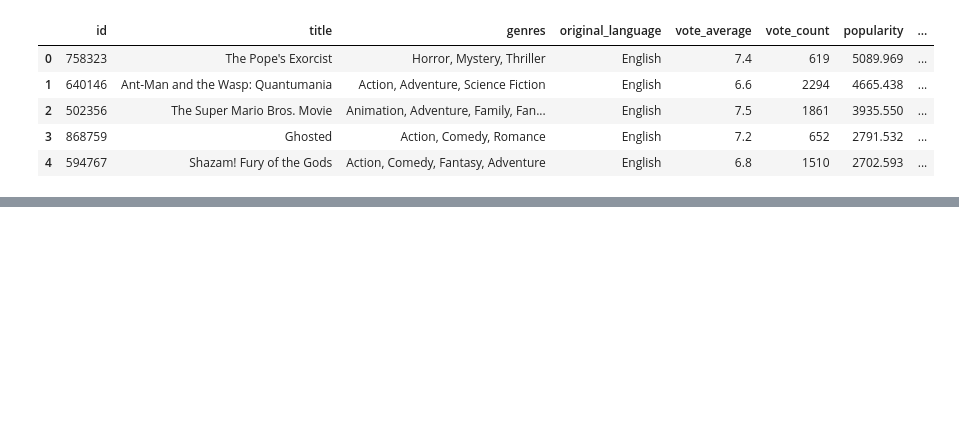
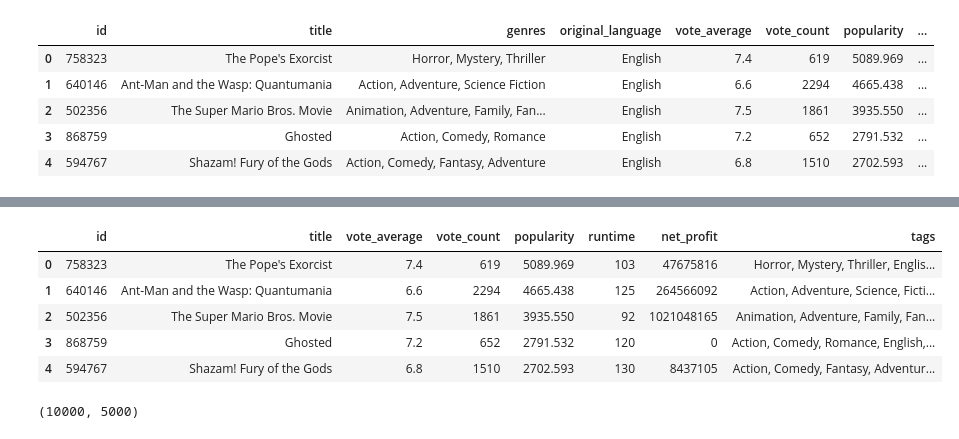
Before and after one commit to Richard-Vuong/Movie-Recommender-Engine, a Jupyter notebook: MoviesRecommender.ipynb, the cells around one changed output, grey strips where cells are left out. Saved outputs shown, nothing was run; the diff lists cells and outputs as text; code cells hidden in the pictures; blank space fills up the shorter version.

Commit message:
CountVectorizor and Cosine Similarity Model
Using CVectorizor and CSimilarity to produce a model recommender via tagging. Just need to create a clustering model to better the CSimilarity.

```diff
--- a/MoviesRecommender.ipynb
+++ b/MoviesRecommender.ipynb
@@ -271,6 +255,8 @@ df1.head()
 # %%
 #removing unnecessary columns
 df1.drop(columns = ['genres_str', 'budget','revenue'], inplace = True)
+# %%
+df1['tags'] = df1['genres'] + df1['original_language'] + df1['production_companies']
 # %%
 df1.head()
 # %% [output]
@@ -460,0 +269,9 @@ recommended_movies[recommended_movies['genres_str'].str.contains(user_interest)]
+# %%
+import re
+
+def separate_words_by_capitals(input_string):
+    # Use regular expression to split words by two consecutive capital letters
+    words = re.findall('[A-Z]{2}(?=[a-z])|[A-Z][a-z]*', input_string)
+    return ', '.join(words)
+# %%
+df1['tags'] = df1['tags'].apply(separate_words_by_capitals)
@@ -460,0 +287,11 @@ recommended_movies[recommended_movies['genres_str'].str.contains(user_interest)]
+# %%
+df1.drop(columns=['genres','production_companies','original_language'], inplace=True)
+# %%
+df1.head()
+# %% [output]
+|  | id | title | vote_average | vote_count | popularity | runtime | net_profit | tags |
+| 0 | 758323 | The Pope's Exorcist | 7.4 | 619 | 5089.969 | 103 | 47675816 | Horror, Mystery, Thriller, Englis... |
+| 1 | 640146 | Ant-Man and the Wasp: Quantumania | 6.6 | 2294 | 4665.438 | 125 | 264566092 | Action, Adventure, Science, Ficti... |
+| 2 | 502356 | The Super Mario Bros. Movie | 7.5 | 1861 | 3935.550 | 92 | 1021048165 | Animation, Adventure, Family, Fan... |
+| 3 | 868759 | Ghosted | 7.2 | 652 | 2791.532 | 120 | 0 | Action, Comedy, Romance, English,... |
+| 4 | 594767 | Shazam! Fury of the Gods | 6.8 | 1510 | 2702.593 | 130 | 8437105 | Action, Comedy, Fantasy, Adventur... |
@@ -460,0 +310,6 @@ recommended_movies[recommended_movies['genres_str'].str.contains(user_interest)]
+# %%
+cv=CountVectorizer(max_features=5000,stop_words='english')
+vector=cv.fit_transform(df1['tags']).toarray()
+vector.shape
+# %% [output]
+(10000, 5000)
```
Also changed, not shown: parts of 36 cells of this notebook.
